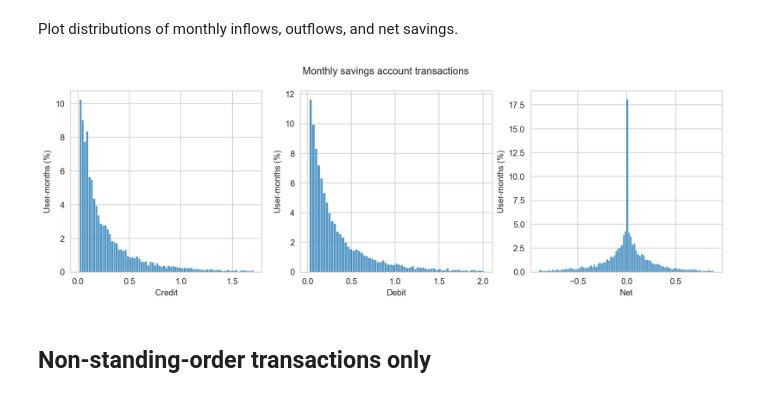
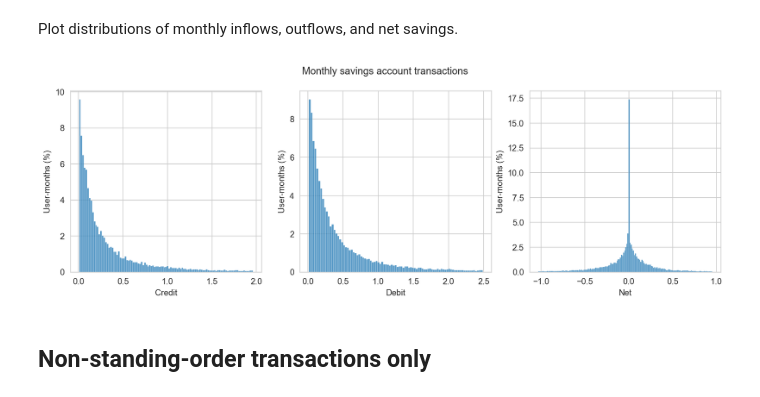
Before and after one commit to fabiangunzinger/entropy, a Jupyter notebook: notebooks/savings.ipynb, the cells around one changed output. Saved outputs shown, nothing was run; the diff lists cells and outputs as text; code cells hidden in the pictures.

Commit message:
new plot with savings but no interest

```diff
--- a/notebooks/savings.ipynb
+++ b/notebooks/savings.ipynb
@@ -164,8 +82,57 @@ def make_figure(df):
-# %%
-monthly_savings = make_data(df)
-make_figure(monthly_savings)
-# %% [output]
-[figure, removed]
+# %%
+def keep_savings_txns(df):
+    mask = df.account_type.eq("savings") & ~df.tag_auto.str.contains(
+        "interest", na=False
+    )
+    return df[mask]
+
+
+def agg_and_scale(df):
+    """Aggregates df into inflows, outflows, and net, by user month
+    and scales flows by user's monthly income.
+    """
+    df = df.copy()
+    df["debit"] = df.debit.replace({True: "debit", False: "credit"})
+    month = pd.Grouper(key="date", freq="m")
+    monthly_flows = (
+        df.groupby(["user_id", month, "income", "debit"])
+        .amount.sum()
+        .abs()
+        .unstack()
+        .assign(net=lambda df: df.credit - df.debit)
+    )
+    monthly_income = monthly_flows.index.get_level_values("income") / 12
+    scaled_flows = monthly_flows.div(monthly_income, axis="rows")
+    return scaled_flows.reset_index("income", drop=True)
+
+
+def trim_column_values(df, pct=5):
+    return df.apply(hd.trim, pct=pct)
+
+
+def make_data(df):
+    return keep_savings_txns(df).pipe(agg_and_scale).pipe(trim_column_values)
+
+
+def make_figure(df):
+    fig, ax = plt.subplots(1, 3, figsize=(14, 4))
+    fig.suptitle("Monthly savings account transactions")
+    ylabel = "User-months (%)"
+    for i, col in enumerate(df.columns):
+        sns.histplot(x=df[col], stat="percent", ax=ax[i])
+        ax[i].set(xlabel=col.title(), ylabel=ylabel)
+    return fig, ax
+
+
+def monthly_savings(df):
+    data = make_data(df)
+    fig, ax = make_figure(data)
+    return fig
+
+
+k = monthly_savings(df)
+# %% [output]
+[figure, added]
 # %% [markdown]
 ## Non-standing-order transactions only
 # %% [markdown]
```
Also changed, not shown: parts of 7 cells of this notebook, 1 other file.
